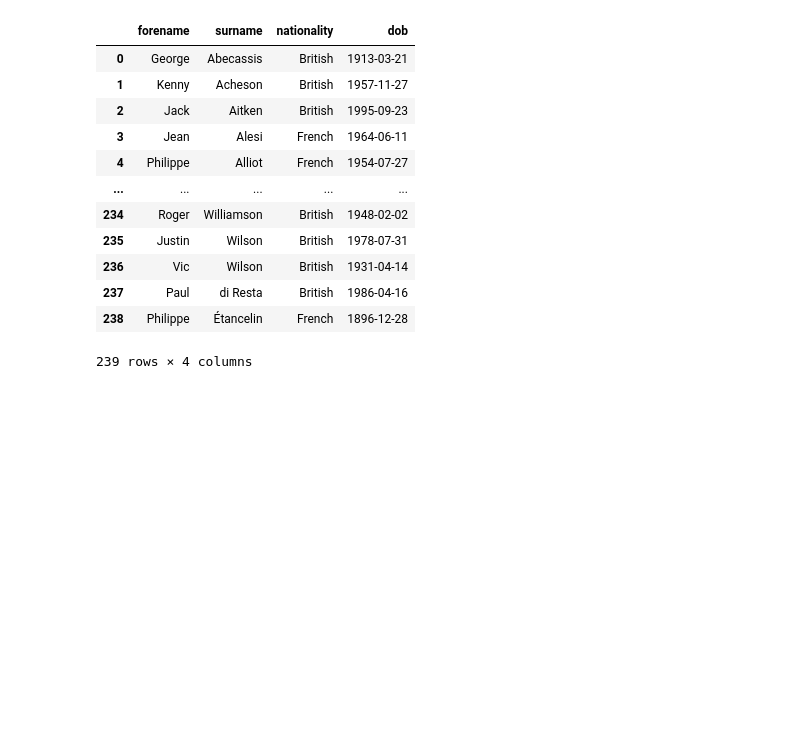
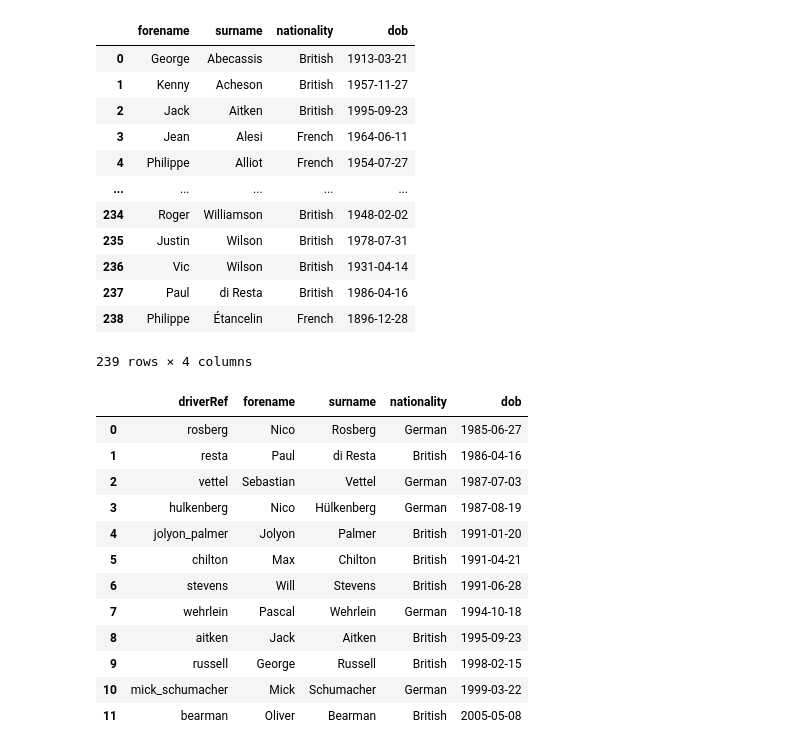
Before and after one commit to roreravi/kevin, a Jupyter notebook: sql-python/f1_sql.ipynb, the cells around one changed output. Drawn from its saved outputs; the diff is of its cells as text; code cells hidden in the pictures; blank space fills up the shorter version.

```diff
--- a/sql-python/f1_sql.ipynb
+++ b/sql-python/f1_sql.ipynb
@@ -159,3 +159,41 @@ df2
 | 237 | Paul | di Resta | British | 1986-04-16 |
 | 238 | Philippe | Étancelin | French | 1896-12-28 |
 239 rows × 4 columns
+# %%
+import pandas as pd
+from sqlalchemy import create_engine, text
+# Crear una conexión a la base de datos
+engine1 = create_engine('sqlite:///formula1.sqlite')
+engine2 = create_engine('sqlite:///f1_database.sqlite')
+# Me puedo conectar a varias bases de datos al mismo tiempo
+# %%
+# Cuales son los pilotos británicos o alemanes nacidos después del 1 de enero de 1985
+# y que su apellido no comience con 'L'
+# Clausula LIKE traduce como contiene, NOT LIKE traduce como no contiene
+# ASC en ORDER BY significa ascendente, DESC significa descendente
+query = text("""
+SELECT driverRef, forename, surname, nationality, dob
+FROM drivers
+WHERE (nationality = 'British' OR nationality = 'German')
+  AND dob > '1985-01-01'
+  AND forename NOT LIKE 'L%'
+ORDER BY dob ASC
+LIMIT 20;
+""")
+df_filtered = pd.read_sql_query(query, engine1) # Le especifico en cual base de datos quiero hacer la consulta
+# %%
+df_filtered
+# %% [output]
+|  | driverRef | forename | surname | nationality | dob |
+| 0 | rosberg | Nico | Rosberg | German | 1985-06-27 |
+| 1 | resta | Paul | di Resta | British | 1986-04-16 |
+| 2 | vettel | Sebastian | Vettel | German | 1987-07-03 |
+| 3 | hulkenberg | Nico | Hülkenberg | German | 1987-08-19 |
+| 4 | jolyon_palmer | Jolyon | Palmer | British | 1991-01-20 |
+| 5 | chilton | Max | Chilton | British | 1991-04-21 |
+| 6 | stevens | Will | Stevens | British | 1991-06-28 |
+| 7 | wehrlein | Pascal | Wehrlein | German | 1994-10-18 |
+| 8 | aitken | Jack | Aitken | British | 1995-09-23 |
+| 9 | russell | George | Russell | British | 1998-02-15 |
+| 10 | mick_schumacher | Mick | Schumacher | German | 1999-03-22 |
+| 11 | bearman | Oliver | Bearman | British | 2005-05-08 |
```
Also changed, not shown: parts of 6 cells of this notebook.
